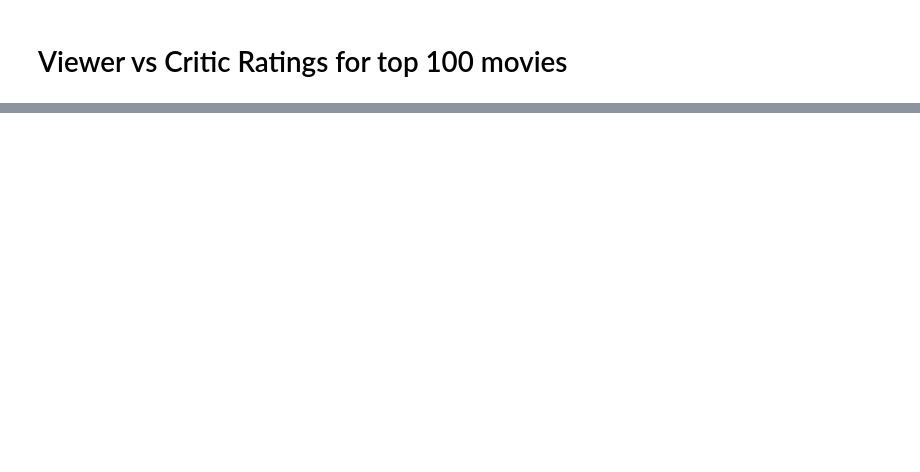
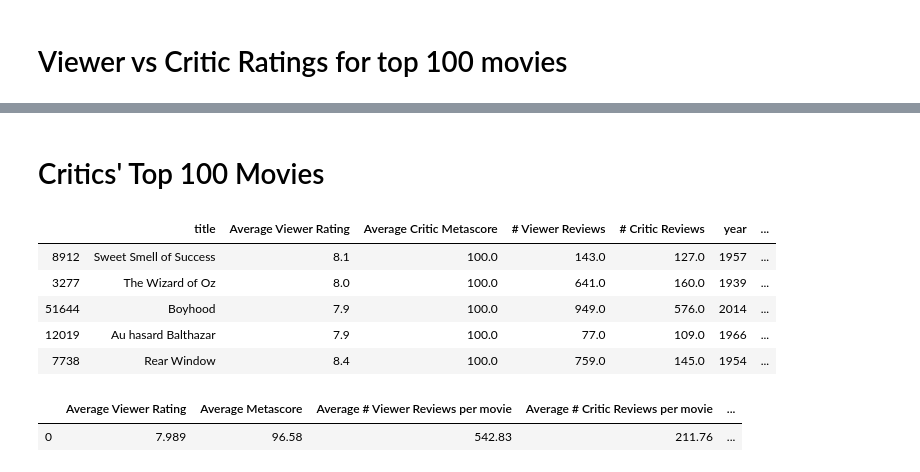
Before and after one commit to cckuqui/IMDB-analysis, a Jupyter notebook: Project#1_IMDB-Question#1_(user_vs_critic_reviews).ipynb, the cells around one changed output, grey strips where cells are left out. Cells and saved outputs as stored; diff of their text form; code cells hidden in the pictures; blank space fills up the shorter version.

```diff
--- a/Project #1-IMDB.ipynb
+++ b/Project#1_IMDB-Question#1_(user_vs_critic_reviews).ipynb
@@ -290,0 +330,32 @@ Observations: On average, both viwers and critics rated movies from the 1960s an
+# %% [markdown]
+# Critics' Top 100 Movies
+# %%
+movies_data_critics_descending = movies_data.sort_values("metascore", ascending=False)
+critic_best_unlabeled = movies_data_critics_descending.head(100)
+critic_best = critic_best_unlabeled.rename(columns={"avg_vote":"Average Viewer Rating", "metascore":"Average Critic Metascore", "reviews_from_users":"# Viewer Reviews", "reviews_from_critics":"# Critic Reviews"})
+
+critic_best.head()
+# %% [output]
+|  | title | Average Viewer Rating | Average Critic Metascore | # Viewer Reviews | # Critic Reviews | year | ... |
+| 8912 | Sweet Smell of Success | 8.1 | 100.0 | 143.0 | 127.0 | 1957 | ... |
+| 3277 | The Wizard of Oz | 8.0 | 100.0 | 641.0 | 160.0 | 1939 | ... |
+| 51644 | Boyhood | 7.9 | 100.0 | 949.0 | 576.0 | 2014 | ... |
+| 12019 | Au hasard Balthazar | 7.9 | 100.0 | 77.0 | 109.0 | 1966 | ... |
+| 7738 | Rear Window | 8.4 | 100.0 | 759.0 | 145.0 | 1954 | ... |
+# %%
+critic_best_avescore = critic_best["Average Viewer Rating"].mean()
+critic_best_metascore = critic_best["Average Critic Metascore"].mean()
+critic_best_viewernum = critic_best["# Viewer Reviews"].mean()
+critic_best_criticnum = critic_best["# Critic Reviews"].mean()
+critic_best_aveyear = critic_best["year"].mean()
+
+critic_best_movies = pd.DataFrame({"Average Viewer Rating": [critic_best_avescore],
+                                  "Average Metascore": [critic_best_metascore],
+                                  "Average # Viewer Reviews per movie": [critic_best_viewernum],
+                                  "Average # Critic Reviews per movie": [critic_best_criticnum],
+                                  "Average Year of Release": [critic_best_aveyear]})
+
+critic_best_movies
+# %% [output]
+|  | Average Viewer Rating | Average Metascore | Average # Viewer Reviews per movie | Average # Critic Reviews per movie | ... |
+| 0 | 7.989 | 96.58 | 542.83 | 211.76 | ... |
```
Also changed, not shown: parts of 14 cells of this notebook.
